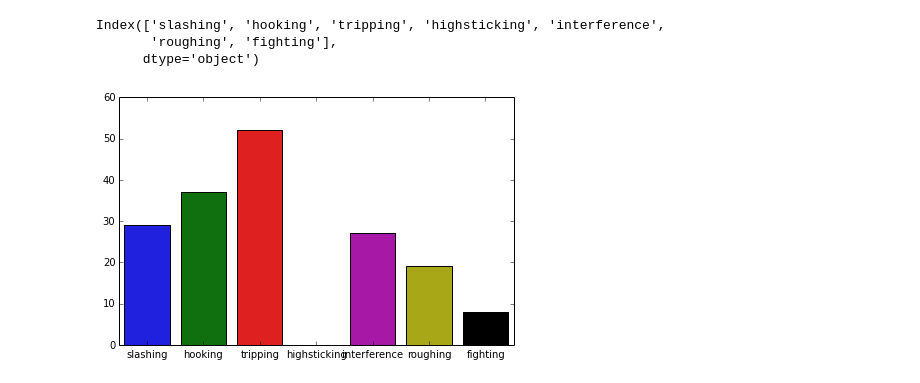
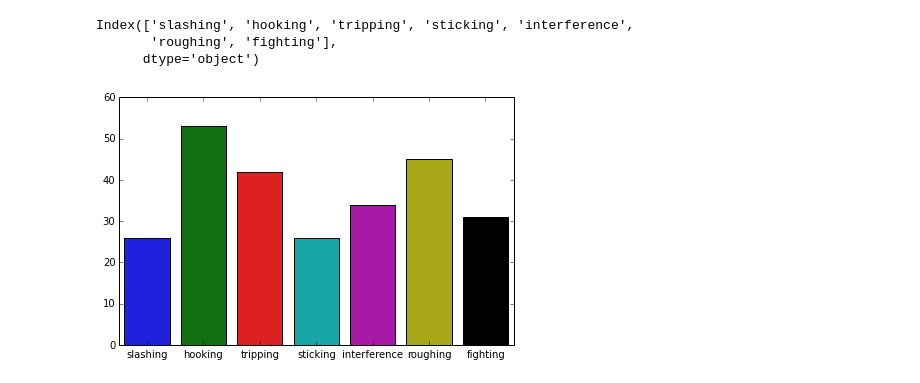
Before and after one commit to jayleww/NHLPenaltyTracking, a Jupyter notebook: Penalties Notebook - Functions - Current.ipynb, the cells around one changed output. Drawn from its saved outputs; the diff is of its cells as text; code cells hidden in the pictures.

Commit message:
Properly fixed highsticking, added year plot
Confirmed highsticking code is fixed for the plotting. Also changed to plotly based plotting and added a year plot option.

```diff
--- a/Penalties Notebook - Functions - Current.ipynb
+++ b/Penalties Notebook - Functions - Current.ipynb
@@ -106,7 +106,7 @@ def startSeason(season_url):
 
     #Creating an empty dataframe of penalties for each team in the season.
     teams = sorted(list(teamAbvs.values()))
-    penalties = ['slashing', 'hooking', 'tripping', 'highsticking', 'interference', 'roughing', 'fighting', 'total']
+    penalties = ['slashing', 'hooking', 'tripping', 'sticking', 'interference', 'roughing', 'fighting', 'total']
     games = np.arange(1,number_of_games+1,1)
     team_penalties = pd.DataFrame(np.zeros((number_of_games,256), dtype='int32'),
                                   index=games,
@@ -147,7 +147,7 @@ def updateSeason(season_url):
     except urllib.error.URLError:
         return print('Error with URL')
 
-    season_soup = BeautifulSoup(season_page)
+    season_soup = BeautifulSoup(season_page, 'lxml')
 
     #Building the schedule table
     season_games = season_soup.find(id='games')
@@ -311,2 +311,10 @@ See the caveats in the documentation: http://pandas.pydata.org/pandas-docs/stabl
 # %%
 ##Want to update with: handling of cancelled games -> weird case...
+# %%
+#Update script to run overnight, update the previous 4 seasons.
+years = [2015, 2016, 2017, 2018]
+for year in years:
+    year = str(year)
+    url = 'https://www.hockey-reference.com/leagues/NHL_'+year+'_games.html'
+    startSeason(url)
+    updateSeason(url)
@@ -313,22 +348,29 @@ See the caveats in the documentation: http://pandas.pydata.org/pandas-docs/stabl
 # %%
 #Beginning of plotting code. Will need to recollect with fixed highsticking code, need to be able to take multiple
 #years, teams, etc.
-def teamPlot(name, year):
-    team_data = pd.read_csv('team_penalties_'+year, header=[0,1])
-    wanted_team = team_data[name]
-    penalties = wanted_team.columns.drop('total')
-    totals = []
-    for penalty in penalties:
-        totals.append(wanted_team[penalty].sum())
+def teamPlot(names, years):
+    names = names.upper()
+    bardata = []
+    for year in years:
+        #year = str(year)
+        team_data = pd.read_csv('team_penalties_'+year, header=[0,1])
+        wanted_team = team_data[names]
+        penalties = wanted_team.columns.drop('total')
+        totals = []
+        for penalty in penalties:
+            totals.append(wanted_team[penalty].sum())
+        year_bar_plot = go.Bar(x=penalties, y=totals, name=year, text=totals, textposition='auto')
+        bardata.append(year_bar_plot)
 
-    sns.barplot(x=penalties, y=totals)
-    print(penalties)
-    plt.tight_layout()
-    plt.show()
+    barlayout = go.Layout(barmode='group', title = 'Penalty Calls - '+names,
+                        yaxis = dict(title='Number of Calls', showgrid=True, linecolor='black', linewidth=2, mirror=True),
+                        xaxis = dict(title='Penalty', showgrid=True, linecolor='black', linewidth=2, mirror=True))
+    barfig = dict(data=bardata, layout=barlayout)
+    iplot(barfig)
-# %%
-teamPlot('VEG', '2018')
-# %% [output]
-Index(['slashing', 'hooking', 'tripping', 'highsticking', 'interference',
-       'roughing', 'fighting'],
-      dtype='object')
-[figure, removed]
+# %%
+teamPlot('VAN', '2015')
+# %% [output]
+Index(['slashing', 'hooking', 'tripping', 'sticking', 'interference',
+       'roughing', 'fighting'],
+      dtype='object')
+[figure, added]
```
Also changed, not shown: parts of 4 cells of this notebook.
